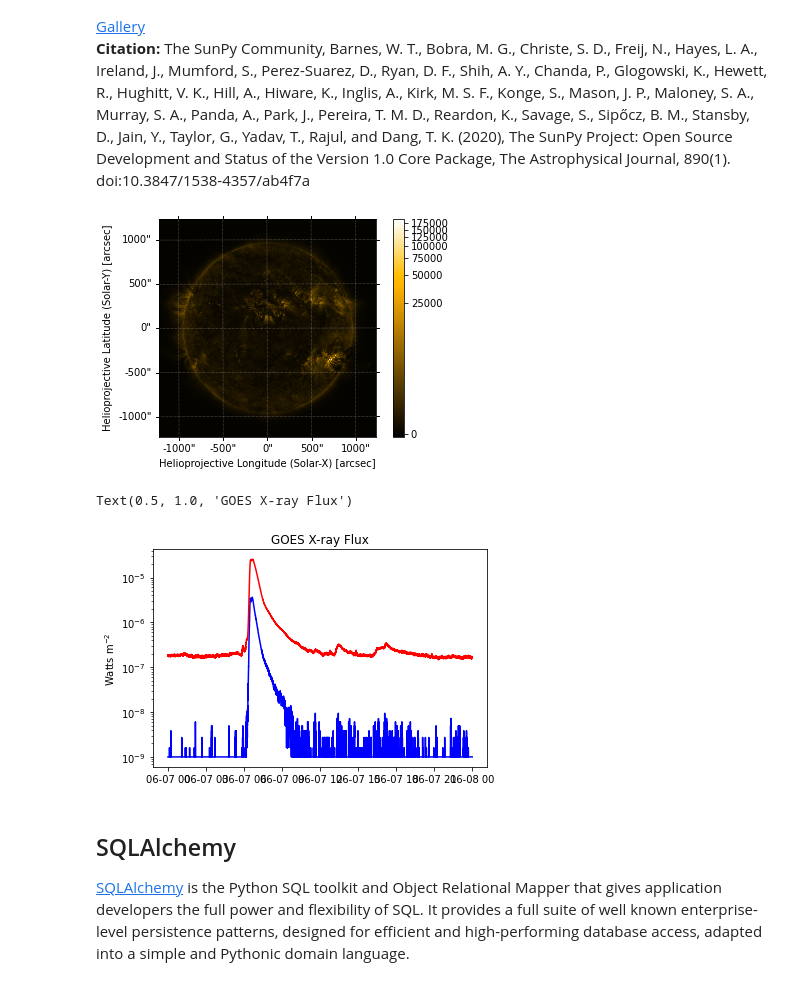
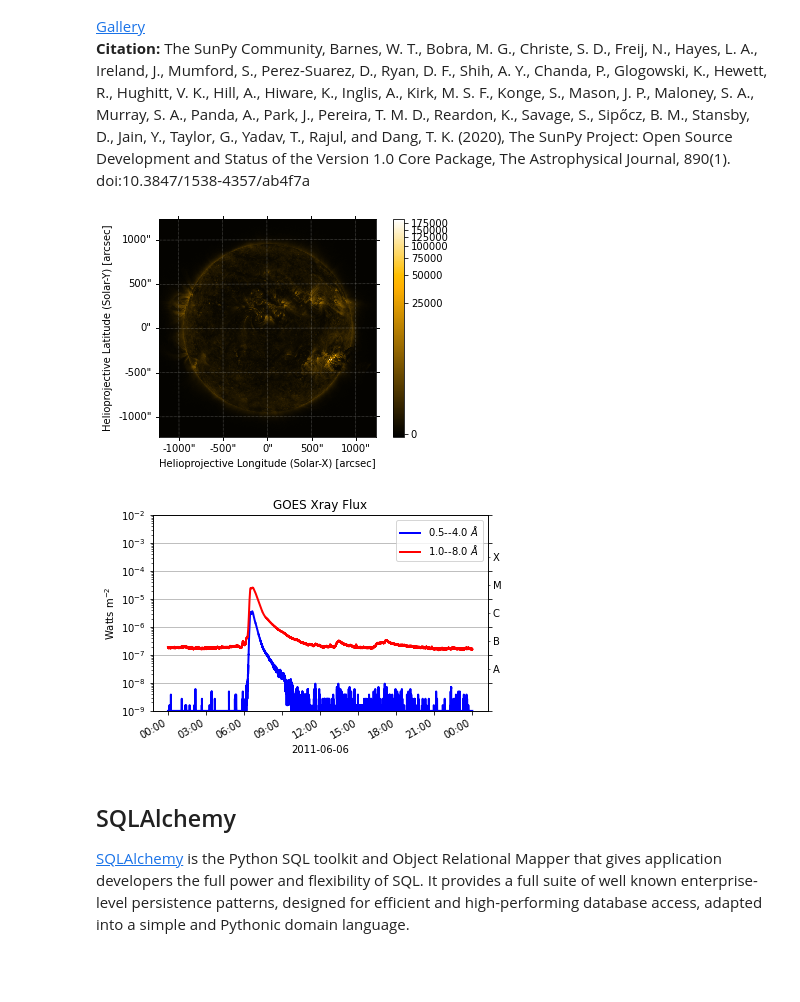
Before and after one commit to EarthCubeInGeo/resen-core, a Jupyter notebook: tutorials/GeospacePackagesInResen.ipynb, the cells around one changed output. Drawn from its saved outputs; the diff is of its cells as text; code cells hidden in the pictures.

Commit message:
Revert sunpy changes - updating sunpy in resen-core.

```diff
--- a/tutorials/GeospacePackagesInResen.ipynb
+++ b/tutorials/GeospacePackagesInResen.ipynb
@@ -885,30 +885,31 @@ plt.plot(ticks.eDOY, data['Dst'])
 # %%
 import sunpy.data.sample
 import sunpy.map
-import numpy as np
+# import numpy as np
 import sunpy.data.sample
 import sunpy.timeseries as ts
-import matplotlib.pyplot as plt
+# import matplotlib.pyplot as plt
 
 # Look at a map
 aia = sunpy.map.Map(sunpy.data.sample.AIA_171_IMAGE)
 aia.peek()
 
-# retrieve and plot a time series
+# and a time series
 my_timeseries = ts.TimeSeries(sunpy.data.sample.GOES_XRS_TIMESERIES, source='XRS')
+my_timeseries.peek()
+# my_timeseries = ts.TimeSeries(sunpy.data.sample.GOES_XRS_TIMESERIES, source='XRS')
 
-xrsa = my_timeseries.to_dataframe()['xrsa']
-xrsb = my_timeseries.to_dataframe()['xrsb']
+# xrsa = my_timeseries.to_dataframe()['xrsa']
+# xrsb = my_timeseries.to_dataframe()['xrsb']
 
-plt.plot(xrsa, color='blue')
-plt.plot(xrsb, color='red')
-plt.ylabel(r'Watts m$^{-2}$')
-plt.yscale('log')
-plt.title('GOES X-ray Flux')
+# plt.plot(xrsa, color='blue')
+# plt.plot(xrsb, color='red')
+# plt.ylabel(r'Watts m$^{-2}$')
+# plt.yscale('log')
+# plt.title('GOES X-ray Flux')
 # %% [output]
 [figure]
-Text(0.5, 1.0, 'GOES X-ray Flux')
-[figure, old version]
+[figure, new version]
 # %% [markdown]
 <a id='sqlalchemy'></a>
 ## SQLAlchemy
```
